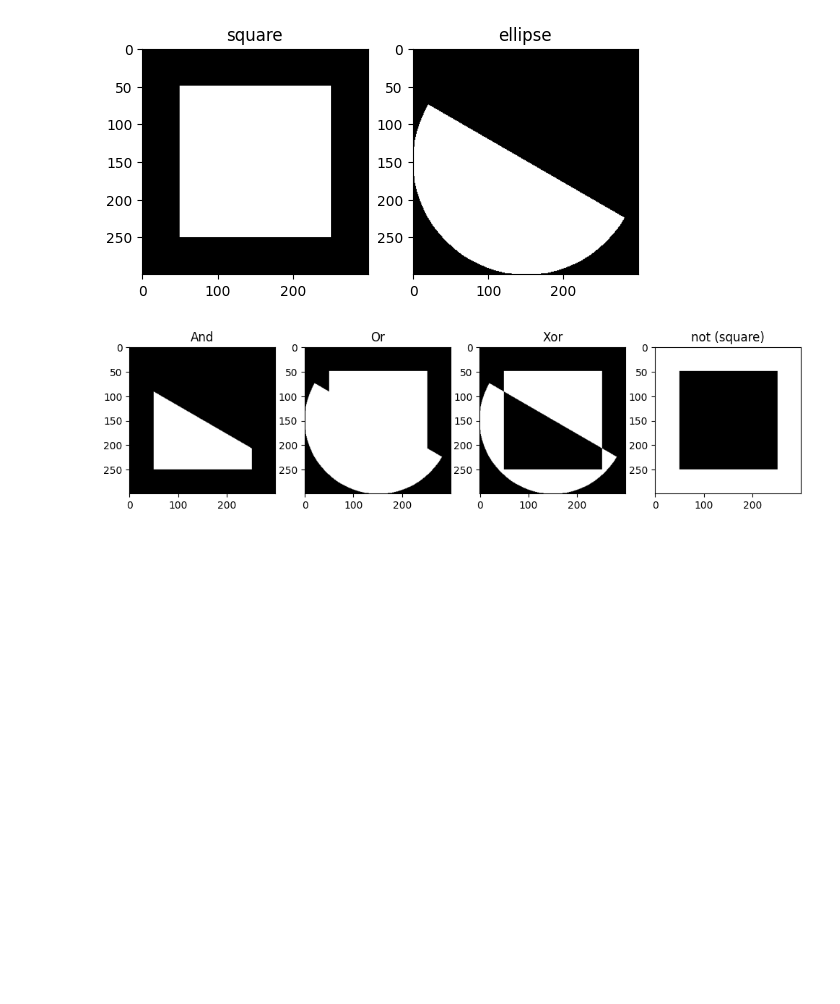
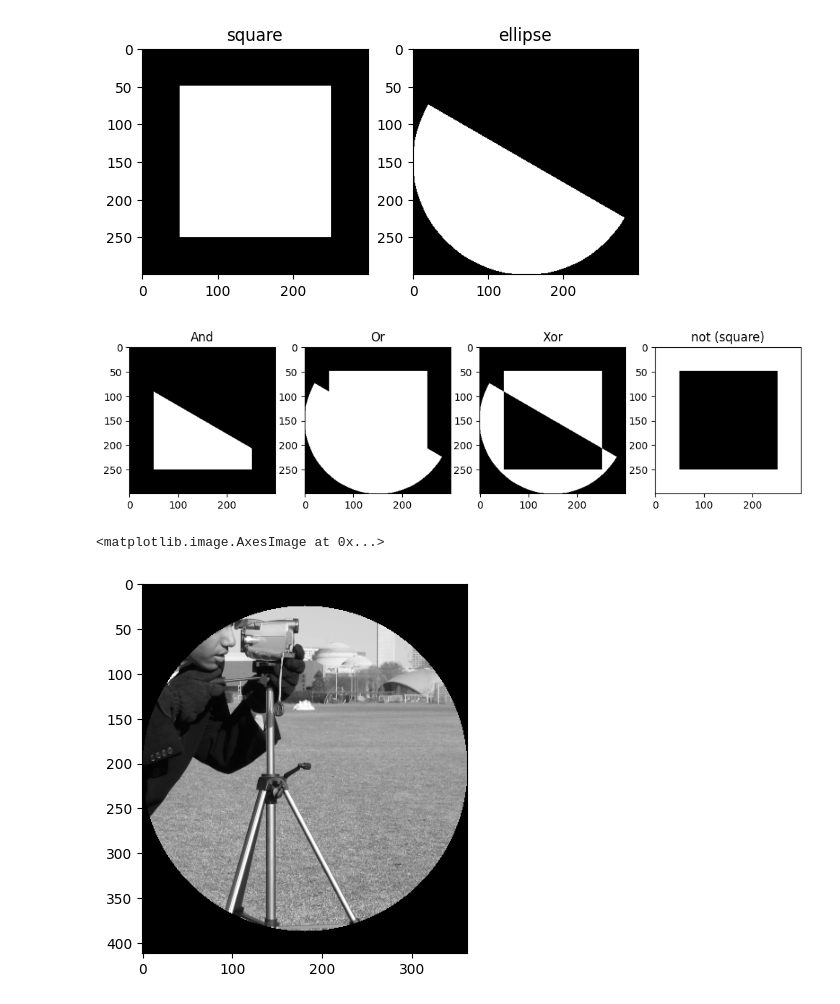
Before and after one commit to ayzrixsiev/Deep-Image-Processing-Lab, a Jupyter notebook: CAU | Week 3/Lab-1.ipynb, the cells around one changed output. Drawn from its saved outputs; the diff is of its cells as text; code cells hidden in the pictures; blank space fills up the shorter version.

Commit message:
Drawing shapes on the images Lab 2 Week 3

```diff
--- a/CAU | Week 3/Lab-1.ipynb
+++ b/CAU | Week 3/Lab-1.ipynb
@@ -61,3 +59,17 @@ plt.subplot(247);plt.imshow(bitwise_xor,cmap='gray');plt.title("Xor");
 plt.subplot(248);plt.imshow(bitwise_not_sq,cmap='gray');plt.title("not (square)");
 # %% [output]
 [figure]
+# %%
+img_1 = cv2.imread("../data/benchmarks/camera.png")
+cropped = img_1[100:600 , 150:650]
+
+h, w, c = cropped.shape
+
+mask = np.zeros((h, w, c), np.uint8)
+cv2.circle(mask, (w//2, h//2), min(w, h)//2, (255, 255, 255), -1)
+
+output_img = cv2.bitwise_and(cropped, mask)
+plt.imshow(output_img[...,::-1])
+# %% [output]
+<matplotlib.image.AxesImage at 0x...>
+[figure, added]
```
Also changed, not shown: parts of 1 cell of this notebook, 1 other file.
